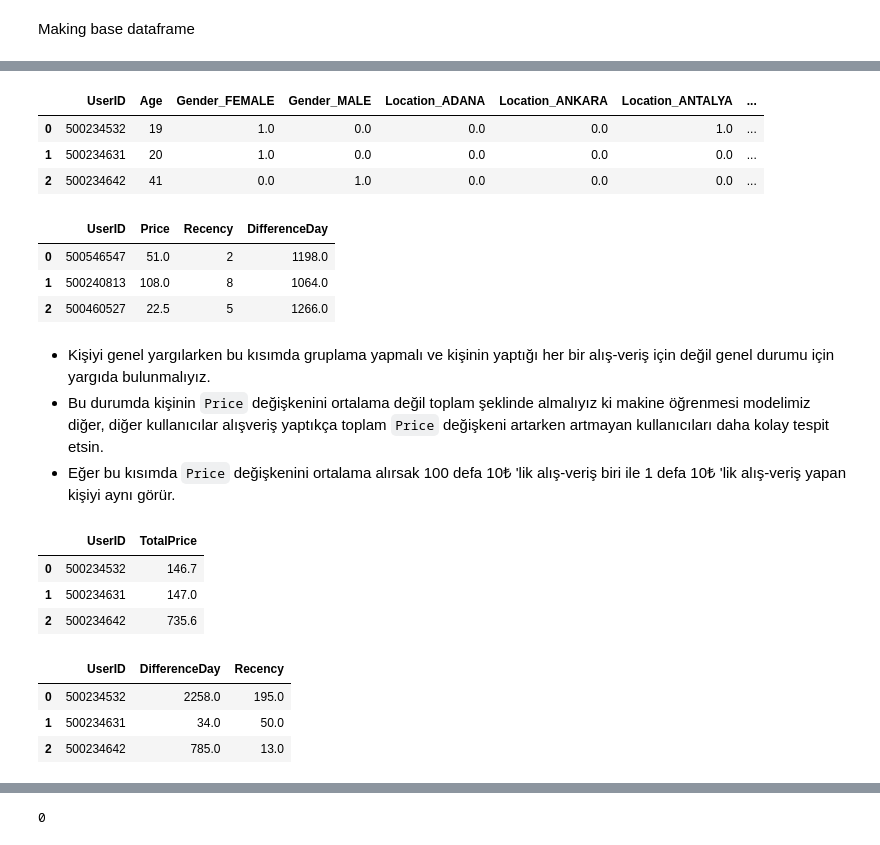
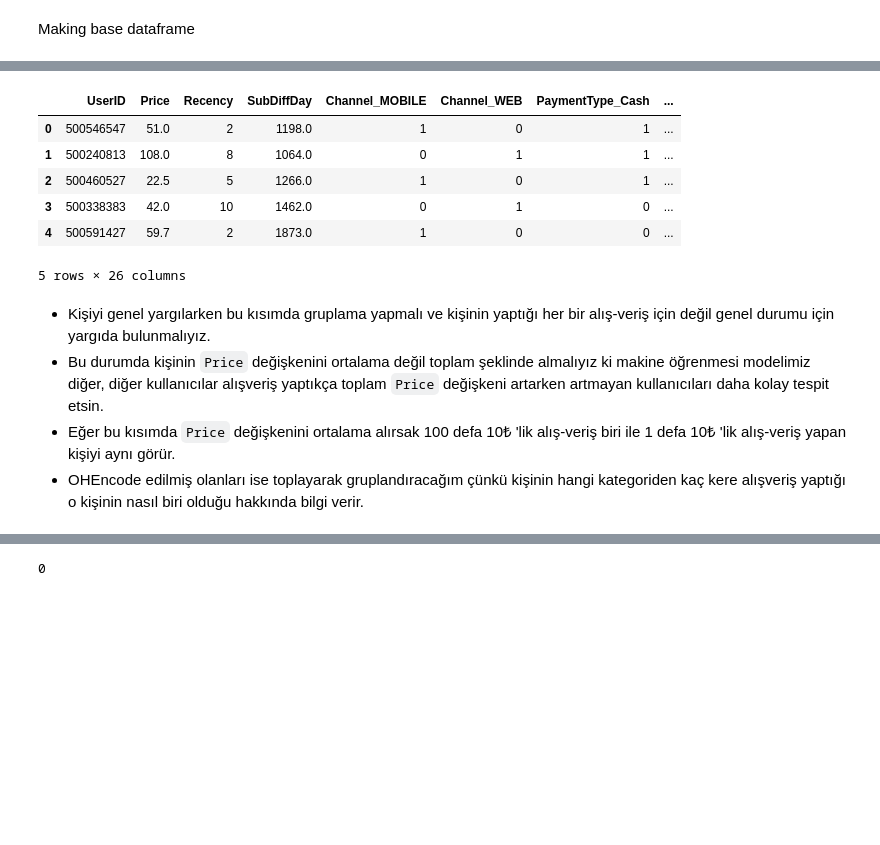
Before and after one commit to AshNumpy/METU-Datathon, a Jupyter notebook: Notebooks/2-preprocessing.ipynb, the cells around one changed output, grey strips where cells are left out. Saved outputs shown, nothing was run; the diff lists cells and outputs as text; code cells hidden in the pictures; blank space fills up the shorter version.

Commit message:
Feature Engineering & Preprocessing

```diff
--- a/Notebooks/2-preprocessing.ipynb
+++ b/Notebooks/2-preprocessing.ipynb
@@ -73,16 +81,3 @@ dropped.head(3)
 | 2 | 500460527 | MOBILE | Cash | 22.5 | No | Female Fashion | 5 | 1266.0 |
 # %%
 categorical_columns = ['Channel','PaymentType','Discount','Category']
-# %%
-# OHE the categorical columns
-from sklearn.preprocessing import OneHotEncoder
-
-ohe = OneHotEncoder(sparse_output = False)
-
-ohe_features = ohe.fit_transform(dropped[categorical_columns])
-ohe_feature_names = ohe.get_feature_names_out(categorical_columns)
-
-categorical_ohe = pd.DataFrame(ohe_features, columns = ohe_feature_names)
-categorical_ohe = pd.concat([dropped['UserID'], categorical_ohe], axis = 1)
-categorical_ohe = categorical_ohe.groupby('UserID').sum().reset_index()
-categorical_ohe.head(3)
@@ -95,44 +84,28 @@ categorical_ohe.head(3)
-# %%
-# OHE Customer Informations
-ohe2 = OneHotEncoder(sparse_output = False)
-
-ohe_features2 = ohe2.fit_transform(customers[['Gender','Location']])
-ohe_feature_names2 = ohe2.get_feature_names_out(['Gender','Location'])
-
-customer_ohe = pd.DataFrame(ohe_features2, columns = ohe_feature_names2)
-customer_ohe = pd.concat([customers[['UserID','Age']], customer_ohe], axis = 1)
-customer_ohe.head(3)
-# %% [output]
-|  | UserID | Age | Gender_FEMALE | Gender_MALE | Location_ADANA | Location_ANKARA | Location_ANTALYA | ... |
-| 0 | 500234532 | 19 | 1.0 | 0.0 | 0.0 | 0.0 | 1.0 | ... |
-| 1 | 500234631 | 20 | 1.0 | 0.0 | 0.0 | 0.0 | 0.0 | ... |
-| 2 | 500234642 | 41 | 0.0 | 1.0 | 0.0 | 0.0 | 0.0 | ... |
-# %%
-dropped.drop(categorical_columns, axis = 1, inplace = True)
-dropped.head(3)
-# %% [output]
-|  | UserID | Price | Recency | DifferenceDay |
-| 0 | 500546547 | 51.0 | 2 | 1198.0 |
-| 1 | 500240813 | 108.0 | 8 | 1064.0 |
-| 2 | 500460527 | 22.5 | 5 | 1266.0 |
+# %%
+def categorical_ohe(df, categorical_columns):
+    for col in categorical_columns:
+        dummies = pd.get_dummies(df[col], prefix = col)
+
+        # concat the dummy columns with the original dataframe
+        df = pd.concat([df,dummies], axis = 1)
+
+        # drop the original column
+        df = df.drop(col, axis = 1)
+    return df
+
+Train = categorical_ohe(Train, categorical_columns)
+Test = categorical_ohe(Test, categorical_columns)
+Train.head()
+# %% [output]
+|  | UserID | Price | Recency | SubDiffDay | Channel_MOBILE | Channel_WEB | PaymentType_Cash | ... |
+| 0 | 500546547 | 51.0 | 2 | 1198.0 | 1 | 0 | 1 | ... |
+| 1 | 500240813 | 108.0 | 8 | 1064.0 | 0 | 1 | 1 | ... |
+| 2 | 500460527 | 22.5 | 5 | 1266.0 | 1 | 0 | 1 | ... |
+| 3 | 500338383 | 42.0 | 10 | 1462.0 | 0 | 1 | 0 | ... |
+| 4 | 500591427 | 59.7 | 2 | 1873.0 | 1 | 0 | 0 | ... |
+5 rows × 26 columns
 # %% [markdown]
 * Kişiyi genel yargılarken bu kısımda gruplama yapmalı ve kişinin yaptığı her bir alış-veriş için değil genel durumu için yargıda bulunmalıyız.
 * Bu durumda kişinin `Price` değişkenini ortalama değil toplam şeklinde almalıyız ki makine öğrenmesi modelimiz diğer, diğer kullanıcılar alışveriş yaptıkça toplam `Price` değişkeni artarken artmayan kullanıcıları daha kolay tespit etsin.
 * Eğer bu kısımda `Price` değişkenini ortalama alırsak 100 defa 10₺ 'lik alış-veriş biri ile 1 defa 10₺ 'lik alış-veriş yapan kişiyi aynı görür.
+* OHEncode edilmiş olanları ise toplayarak gruplandıracağım çünkü kişinin hangi kategoriden kaç kere alışveriş yaptığı o kişinin nasıl biri olduğu hakkında bilgi verir.
-# %%
-price = dropped.groupby('UserID')['Price'].sum().reset_index()
-price.columns = ['UserID','TotalPrice']
-price.head(3)
-# %% [output]
-|  | UserID | TotalPrice |
-| 0 | 500234532 | 146.7 |
-| 1 | 500234631 | 147.0 |
-| 2 | 500234642 | 735.6 |
-# %%
-other = dropped.groupby('UserID')['DifferenceDay','Recency'].mean().reset_index()
-other.head(3)
-# %% [output]
-|  | UserID | DifferenceDay | Recency |
-| 0 | 500234532 | 2258.0 | 195.0 |
-| 1 | 500234631 | 34.0 | 50.0 |
-| 2 | 500234642 | 785.0 | 13.0 |
```
Also changed, not shown: parts of 24 cells of this notebook, 3 other files.
